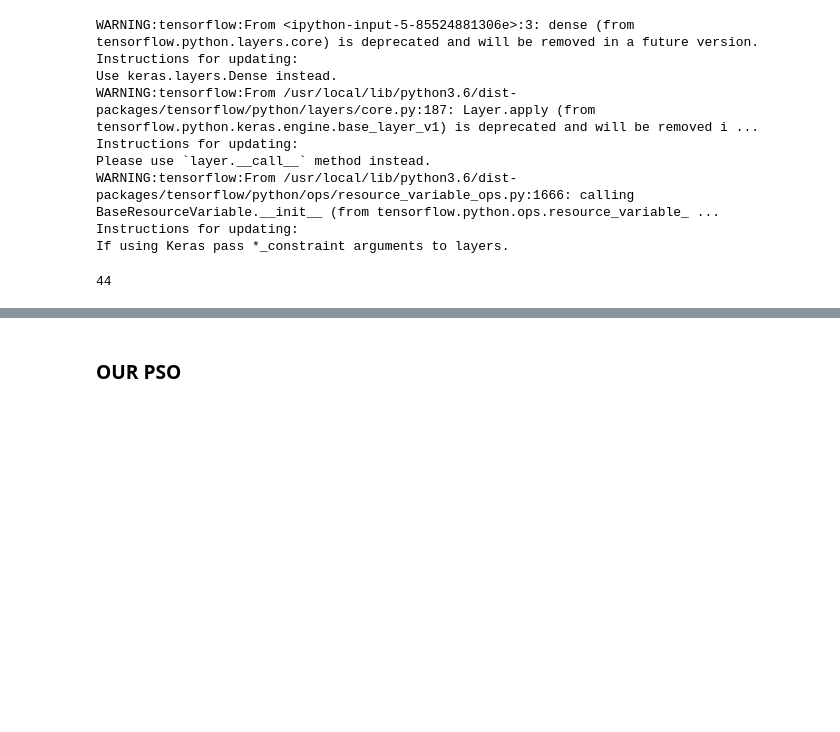
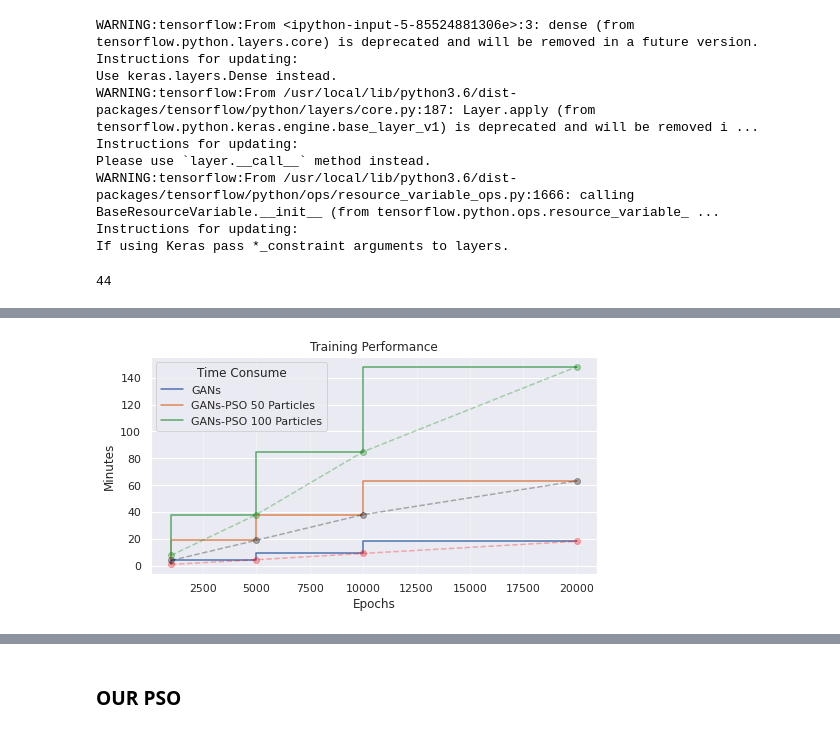
Before and after one commit to zendi014/NodeJs, a Jupyter notebook: 3HL_GANs_v5.ipynb, the cells around one changed output, grey strips where cells are left out. Saved outputs shown, nothing was run; the diff lists cells and outputs as text; code cells hidden in the pictures; blank space fills up the shorter version.

```diff
--- a/3HL_GANs_v5.ipynb
+++ b/3HL_GANs_v5.ipynb
@@ -316,0 +333,31 @@ plt.show()
+# %%
+import matplotlib.pyplot as plt
+
+# GAN
+e1 = [1000, 5000, 10000, 20000]
+t1 = [(63.39/60), (272.66/60), (553.31/60), (1095.3935/60)]
+
+e2 = [1000, 5000, 10000, 20000]
+t2 = [(238.71/60), (1143.53/60), (2287.58/60), (3790.23/60)]
+
+e3 = [1000, 5000, 10000, 20000]
+t3 = [(464.88/60), (2287.05/60), (5095.6289/60), (8888/60)]
+
+plt.figure(figsize=(8,4))
+plt.step(e1, t1, label='GANs')
+plt.plot(e1, t1, 'o--', color='red', alpha=0.3)
+
+plt.step(e2, t2, label='GANs-PSO 50 Particles')
+plt.plot(e2, t2, 'o--', color='black', alpha=0.3)
+
+plt.step(e3, t3, label='GANs-PSO 100 Particles')
+plt.plot(e3, t3, 'o--', color='green', alpha=0.3)
+
+plt.grid(axis='x', color='0.95')
+plt.legend(title='Time Consume')
+plt.title('Training Performance')
+plt.xlabel('Epochs')
+plt.ylabel('Minutes')
+plt.show()
+# %% [output]
+[figure, added]
```
Also changed, not shown: parts of 8 cells of this notebook.
